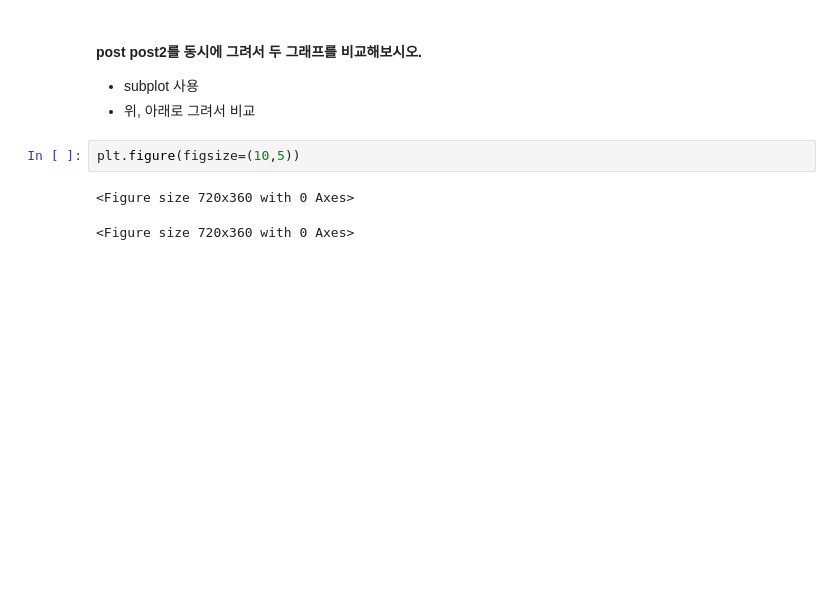
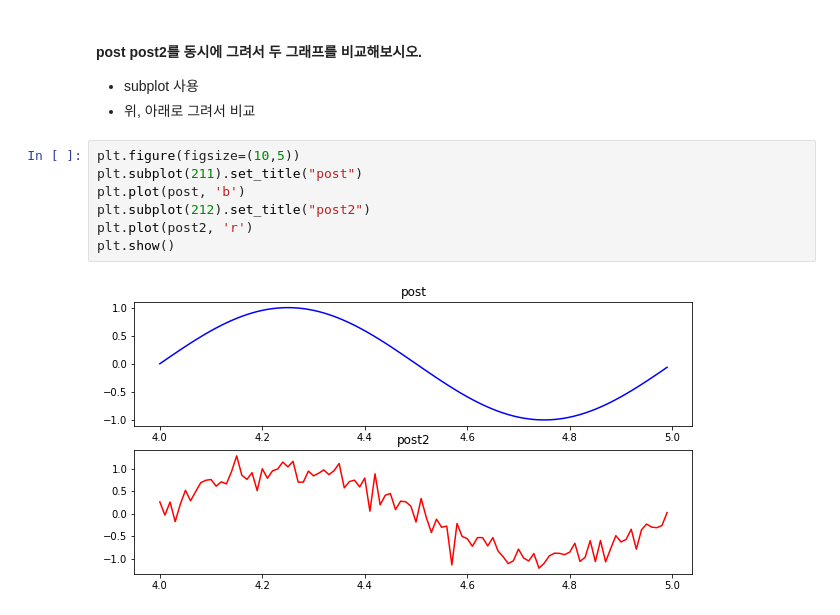
Before and after one commit to w2j1y12/pdm17, a Jupyter notebook: py-pandas/pandas_4_visualizing_df.ipynb, the cells around one changed output. Cells and saved outputs as stored; diff of their text form; blank space fills up the shorter version.

```diff
--- a/py-pandas/pandas_4_visualizing_df.ipynb
+++ b/py-pandas/pandas_4_visualizing_df.ipynb
@@ -256,8 +256,12 @@ plt.show();
 
 - subplot 사용
 - 위, 아래로 그려서 비교
-# %%
-plt.figure(figsize=(10,5))
-# %% [output]
-<Figure size 720x360 with 0 Axes>
-<Figure size 720x360 with 0 Axes>
+# %%
+plt.figure(figsize=(10,5))
+plt.subplot(211).set_title("post")
+plt.plot(post, 'b')
+plt.subplot(212).set_title("post2")
+plt.plot(post2, 'r')
+plt.show()
+# %% [output]
+[figure, added]
```
Also changed, not shown: parts of 1 cell of this notebook.
